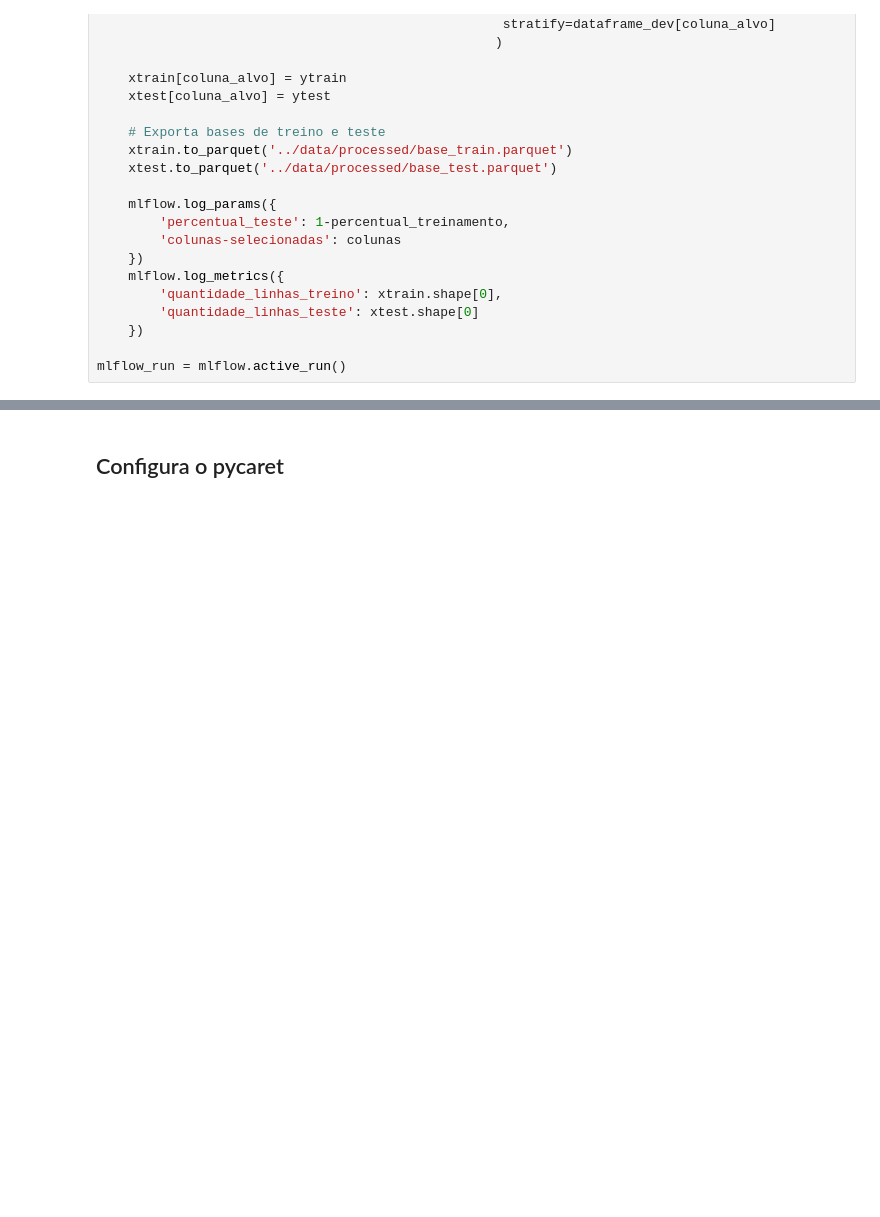
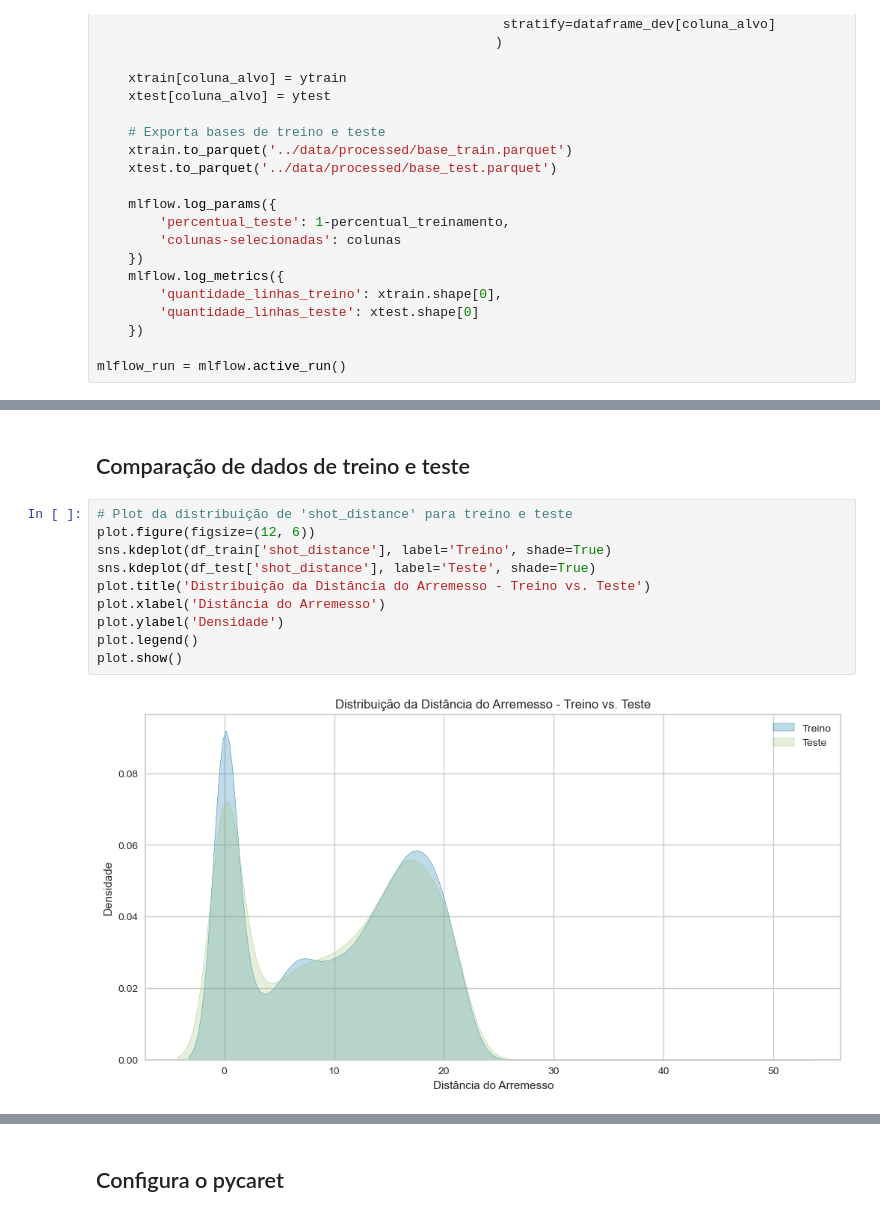
Before and after one commit to ralima/projeto-final-ml-eng, a Jupyter notebook: code/projeto_final.ipynb, the cells around one changed output, grey strips where cells are left out. Drawn from its saved outputs; the diff is of its cells as text; blank space fills up the shorter version.

```diff
--- a/code/projeto_final.ipynb
+++ b/code/projeto_final.ipynb
@@ -79,0 +94,14 @@ mlflow_run = mlflow.active_run()
+# %% [markdown]
+## Comparação de dados de treino e teste
+# %%
+# Plot da distribuição de 'shot_distance' para treino e teste
+plot.figure(figsize=(12, 6))
+sns.kdeplot(df_train['shot_distance'], label='Treino', shade=True)
+sns.kdeplot(df_test['shot_distance'], label='Teste', shade=True)
+plot.title('Distribuição da Distância do Arremesso - Treino vs. Teste')
+plot.xlabel('Distância do Arremesso')
+plot.ylabel('Densidade')
+plot.legend()
+plot.show()
+# %% [output]
+[figure, added]
```
Also changed, not shown: parts of 8 cells of this notebook, 3 other files.
